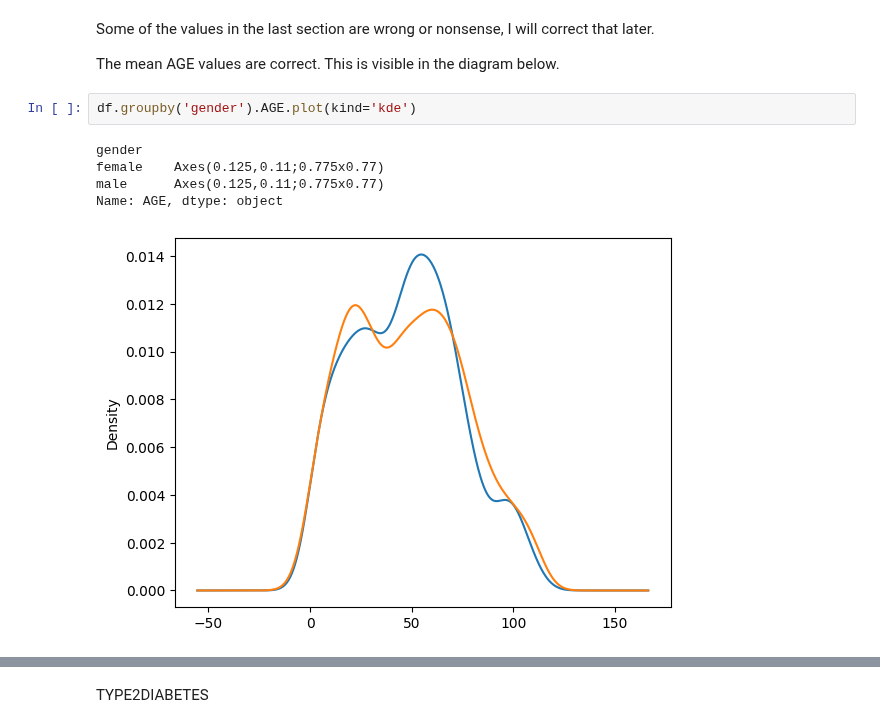
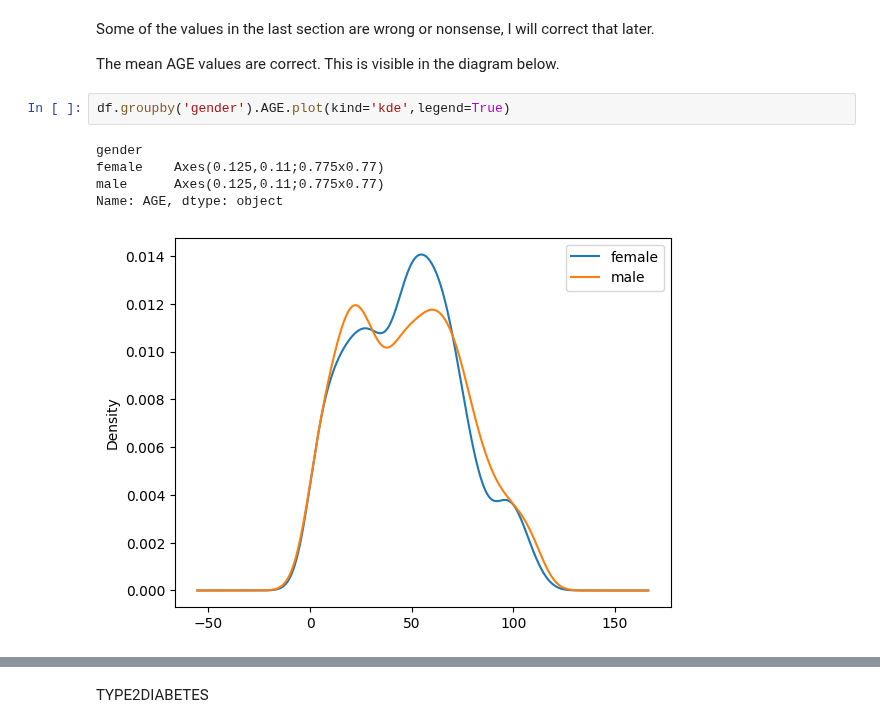
Before and after one commit to Virtually-Healthcare/data-engineering-examples, a Jupyter notebook: DiabetesSQL.ipynb, the cells around one changed output, grey strips where cells are left out. Saved outputs shown, nothing was run; the diff lists cells and outputs as text.

```diff
--- a/DiabetesSQL.ipynb
+++ b/DiabetesSQL.ipynb
@@ -92,10 +117,10 @@ Some of the values in the last section are wrong or nonsense, I will correct tha
 
 The mean AGE values are correct. This is visible in the diagram below.
 # %%
-df.groupby('gender').AGE.plot(kind='kde')
+df.groupby('gender').AGE.plot(kind='kde',legend=True)
 # %% [output]
 gender
 female    Axes(0.125,0.11;0.775x0.77)
 male      Axes(0.125,0.11;0.775x0.77)
 Name: AGE, dtype: object
-[figure, old version]
+[figure, new version]
```
Also changed, not shown: parts of 21 cells of this notebook.
